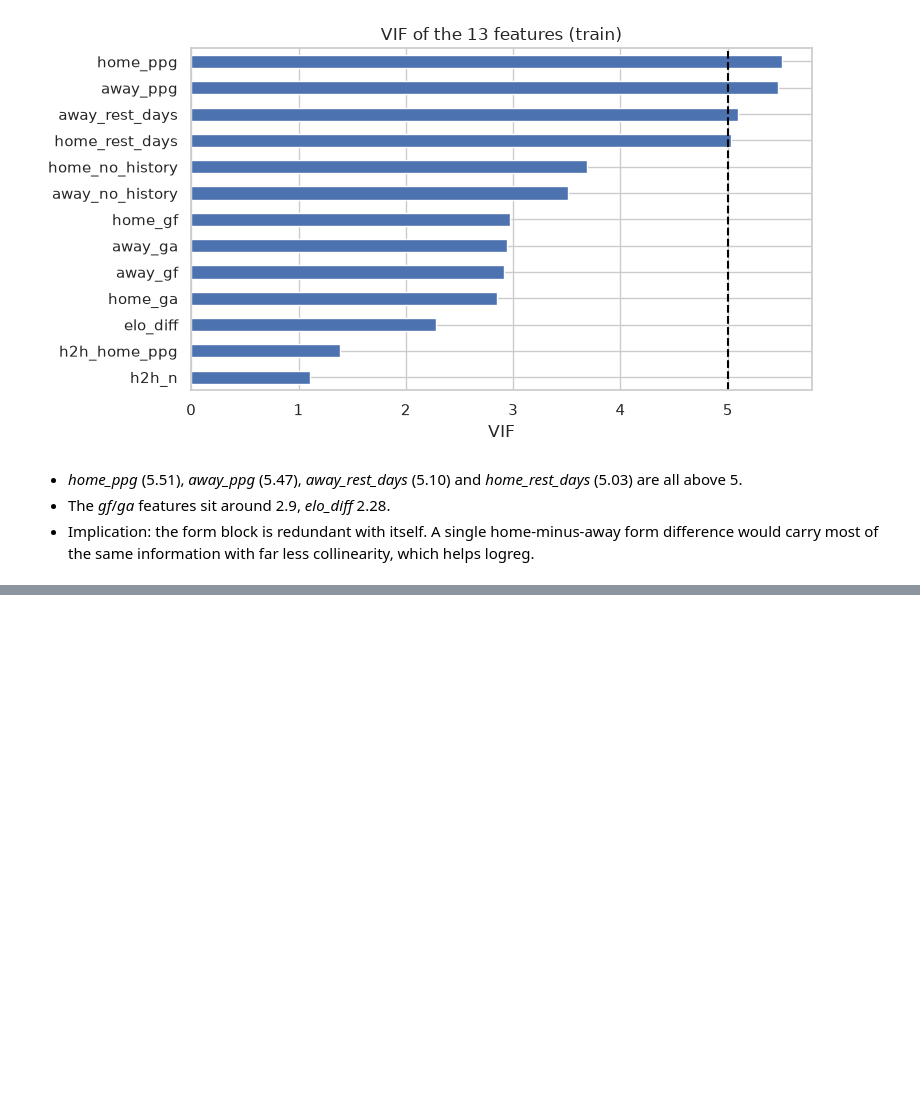
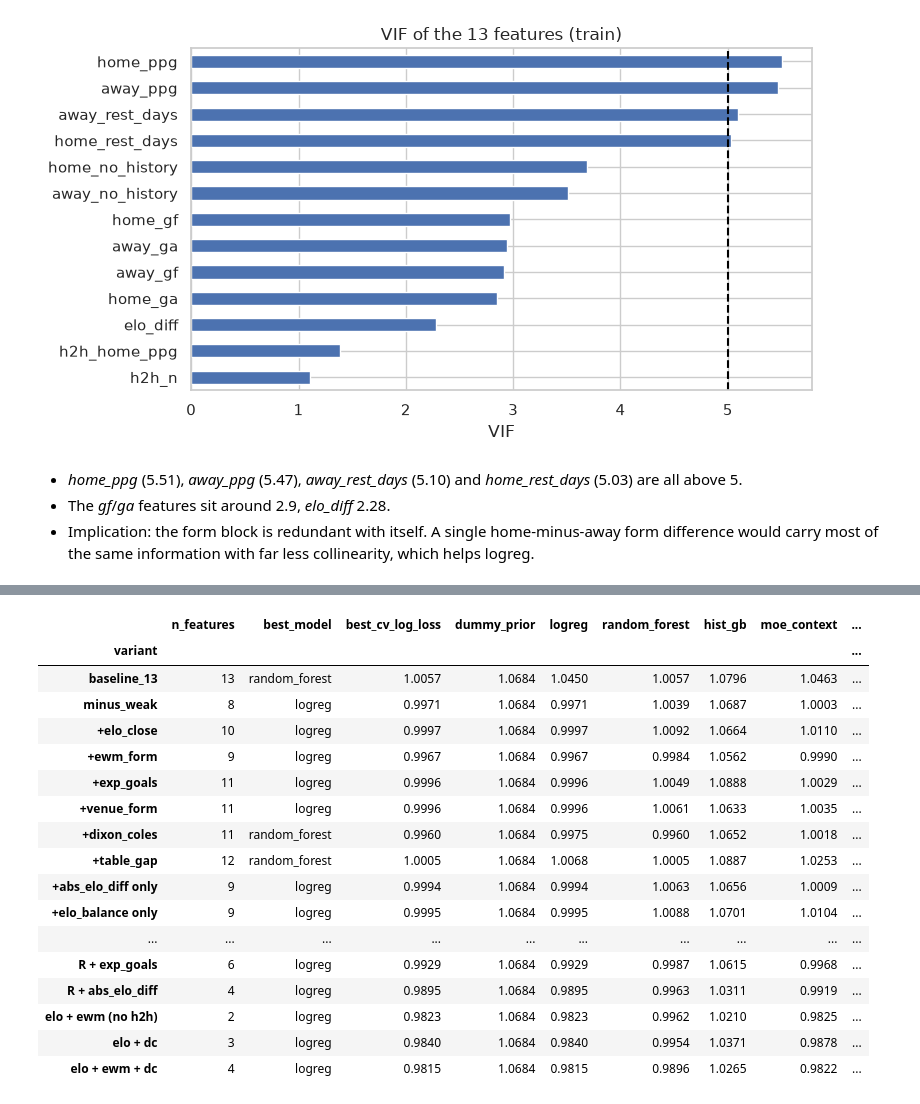
Before and after one commit to Darragh7/CS6422-Complex-Systems-Design-Group-3, a Jupyter notebook: ai/training/eda.ipynb, the cells around one changed output, grey strips where cells are left out. Saved outputs shown, nothing was run; the diff lists cells and outputs as text; code cells hidden in the pictures; blank space fills up the shorter version.

```diff
--- a/ai/training/eda.ipynb
+++ b/ai/training/eda.ipynb
@@ -490,0 +507,48 @@ None of this proves a lower log loss yet. Next step (once agreed) is the same Ti
+# %%
+from ai.training import train as T
+ext = F.build_extended_features(df[pp.API_COLUMNS + ["result"]])
+abl = df[["date", "result"]].join(ext)
+abl_train, abl_test = pp.time_split(abl, CONFIG["test_frac"])
+ya = abl_train["result"]
+lean = F.feature_set(drop=F.WEAK_COLUMNS)
+R = F.feature_set("ewm_form", base=lean, replace_form=True)  # h2h_home_ppg, elo_diff, ewm_gd_diff
+variants = {"baseline_13": F.BASELINE, "minus_weak": lean}
+variants.update({f"+{g}": F.feature_set(g, base=lean) for g in F.FEATURE_GROUPS})
+variants.update({
+    "+abs_elo_diff only": lean + ["abs_elo_diff"], "+elo_balance only": lean + ["elo_balance"],
+    "+dc_p_draw only": lean + ["dc_p_draw"],
+    "ewm replaces form": R, "ewm replaces form (from 13)": F.feature_set("ewm_form", replace_form=True),
+    # round 2: combine the winners
+    "R + dixon_coles": R + F.FEATURE_GROUPS["dixon_coles"],
+    "R + dc_p_draw, dc_p_home": R + ["dc_p_draw", "dc_p_home"],
+    "R + exp_goals": R + F.FEATURE_GROUPS["exp_goals"],
+    "R + abs_elo_diff": R + ["abs_elo_diff"],
+    "elo + ewm (no h2h)": ["elo_diff", "ewm_gd_diff"],
+    "elo + dc": ["elo_diff", "dc_p_home", "dc_p_draw"],
+    "elo + ewm + dc": ["elo_diff", "ewm_gd_diff", "dc_p_home", "dc_p_draw"],
+})
+cv3 = T.cv_ablation(abl_train, ya, variants, n_splits=3)
+cv5 = T.cv_ablation(abl_train, ya, variants, n_splits=5)
+models = ["dummy_prior", "logreg", "random_forest", "hist_gb", "moe_context"]
+table = cv3.set_index("variant")[["n_features", "best_model", "best_cv_log_loss"] + models].join(
+    cv5.set_index("variant")[["best_model", "best_cv_log_loss"]], rsuffix="_5split")
+table.round(4)
+# %% [output]
+|  | n_features | best_model | best_cv_log_loss | dummy_prior | logreg | random_forest | hist_gb | moe_context | ... |
+| variant |  |  |  |  |  |  |  |  | ... |
+| baseline_13 | 13 | random_forest | 1.0057 | 1.0684 | 1.0450 | 1.0057 | 1.0796 | 1.0463 | ... |
+| minus_weak | 8 | logreg | 0.9971 | 1.0684 | 0.9971 | 1.0039 | 1.0687 | 1.0003 | ... |
+| +elo_close | 10 | logreg | 0.9997 | 1.0684 | 0.9997 | 1.0092 | 1.0664 | 1.0110 | ... |
+| +ewm_form | 9 | logreg | 0.9967 | 1.0684 | 0.9967 | 0.9984 | 1.0562 | 0.9990 | ... |
+| +exp_goals | 11 | logreg | 0.9996 | 1.0684 | 0.9996 | 1.0049 | 1.0888 | 1.0029 | ... |
+| +venue_form | 11 | logreg | 0.9996 | 1.0684 | 0.9996 | 1.0061 | 1.0633 | 1.0035 | ... |
+| +dixon_coles | 11 | random_forest | 0.9960 | 1.0684 | 0.9975 | 0.9960 | 1.0652 | 1.0018 | ... |
+| +table_gap | 12 | random_forest | 1.0005 | 1.0684 | 1.0068 | 1.0005 | 1.0887 | 1.0253 | ... |
+| +abs_elo_diff only | 9 | logreg | 0.9994 | 1.0684 | 0.9994 | 1.0063 | 1.0656 | 1.0009 | ... |
+| +elo_balance only | 9 | logreg | 0.9995 | 1.0684 | 0.9995 | 1.0088 | 1.0701 | 1.0104 | ... |
+| ... | ... | ... | ... | ... | ... | ... | ... | ... | ... |
+| R + exp_goals | 6 | logreg | 0.9929 | 1.0684 | 0.9929 | 0.9987 | 1.0615 | 0.9968 | ... |
+| R + abs_elo_diff | 4 | logreg | 0.9895 | 1.0684 | 0.9895 | 0.9963 | 1.0311 | 0.9919 | ... |
+| elo + ewm (no h2h) | 2 | logreg | 0.9823 | 1.0684 | 0.9823 | 0.9962 | 1.0210 | 0.9825 | ... |
+| elo + dc | 3 | logreg | 0.9840 | 1.0684 | 0.9840 | 0.9954 | 1.0371 | 0.9878 | ... |
+| elo + ewm + dc | 4 | logreg | 0.9815 | 1.0684 | 0.9815 | 0.9896 | 1.0265 | 0.9822 | ... |
```
Also changed, not shown: parts of 13 cells of this notebook, 6 other files.
